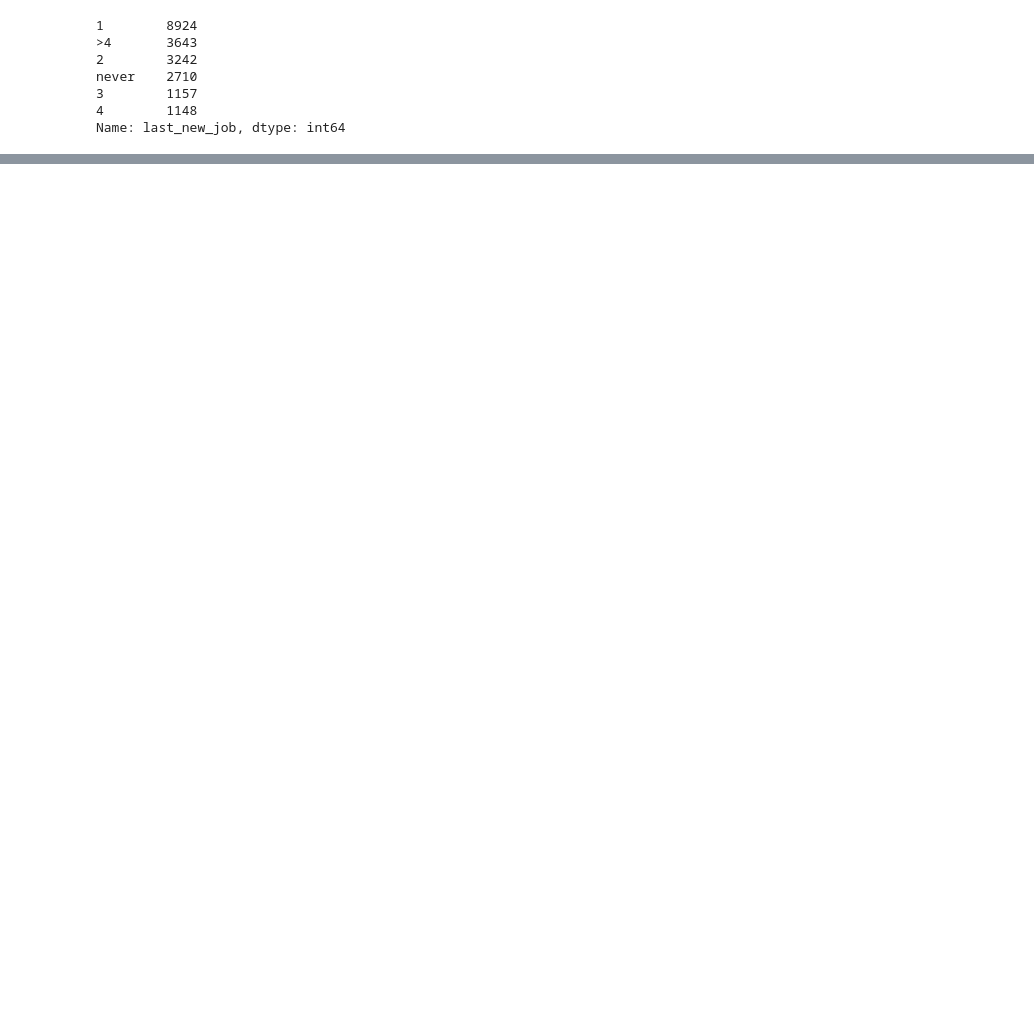
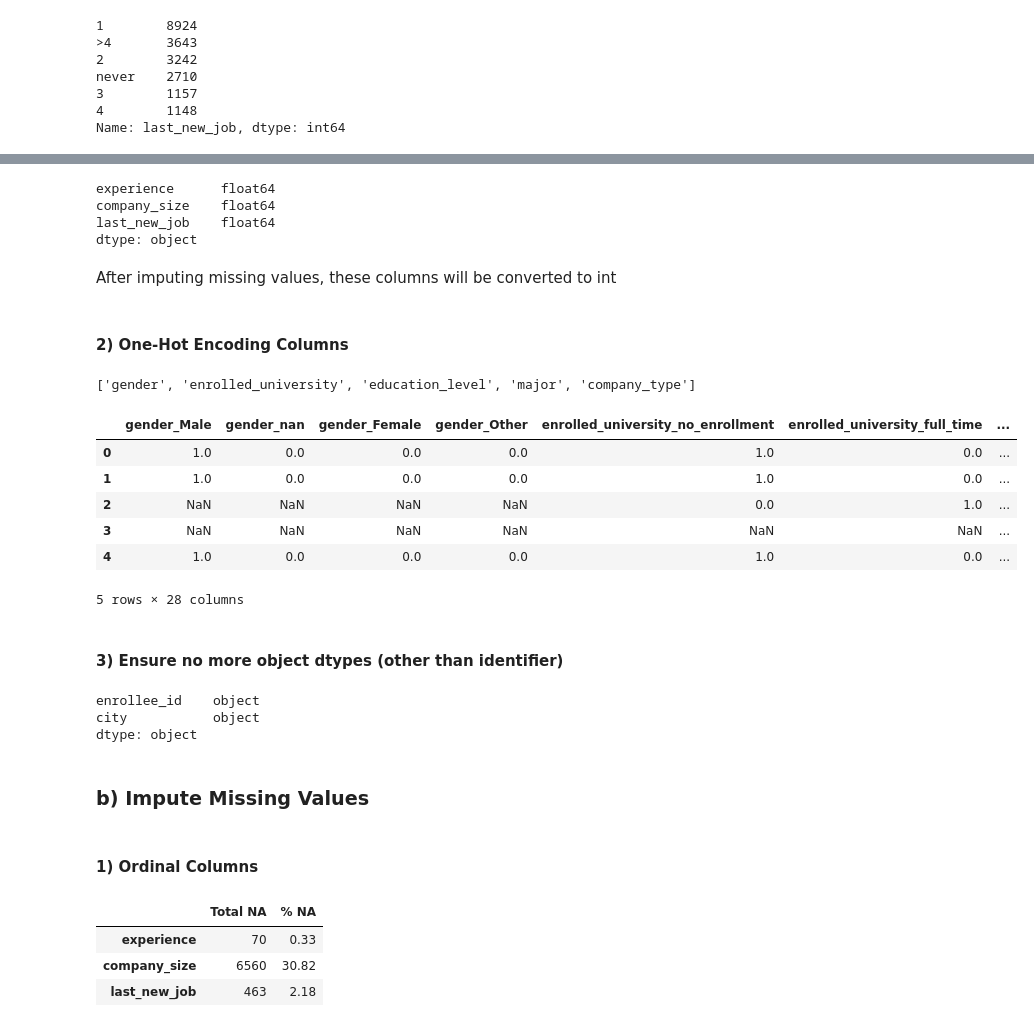
Before and after one commit to divzueri/Data-Science-Projects, a Jupyter notebook: HRAnalytics/notebooks/1. Data Wrangling and Pre-Processing.ipynb, the cells around one changed output, grey strips where cells are left out. Drawn from its saved outputs; the diff is of its cells as text; code cells hidden in the pictures; blank space fills up the shorter version.

Commit message:
Completed first attempt, might change encoding/imputation methods later

```diff
--- a/HRAnalytics/notebooks/1. Data Wrangling and Pre-Processing.ipynb
+++ b/HRAnalytics/notebooks/1. Data Wrangling and Pre-Processing.ipynb
@@ -180,6 +353,0 @@ for i, col in enumerate(cat_cols):
-# %%
-fig, ax = plt.subplots(1,3, figsize=(20,5))
-fig.subplots_adjust(wspace=0.5, hspace=0.5);
-for i, col in enumerate(cat_cols):
-    sns.countplot(x=col, data=df, ax=ax[i])
-    plt.xticks(rotation=45)
@@ -207,0 +387,14 @@ dtype: int64
+# %%
+ord_map = [
+    {'col': 'experience',
+     'mapping': {'<1':0, '1':1, '2':2, '3':3, '4':4, '5':5, '6':6, '7':7, '8':8, '9':9, '10':10, '11':11,
+                 '12':12,'13':13,'14':14,'15':15,'16':16,'17':17,'18':18,'19':19,'20':20,'>20':21}},
+    {'col': 'company_size',
+     'mapping': {'<10': 0, '10-49': 1, '50-99': 2, '100-499':3, '500-999':4, '1000-4999':5, '5000-9999':6, '10000+':7}},
+    {'col': 'last_new_job',
+     'mapping': {'never': 0, '1': 1, '2': 2, '3':3, '4':4, '>4':5}}
+]
+# %%
+encoder = ce.OrdinalEncoder(cols=ord_cols, mapping=ord_map, return_df=True, handle_unknown='return_nan', handle_missing='return_nan')
+
+df = encoder.fit_transform(df)
@@ -207,0 +410,15 @@ dtype: int64
+# %%
+df[ord_cols].dtypes
+# %% [output]
+experience      float64
+company_size    float64
+last_new_job    float64
+dtype: object
+# %% [markdown]
+After imputing missing values, these columns will be converted to int
+# %% [markdown]
+#### 2) One-Hot Encoding Columns
+# %%
+cat_cols
+# %% [output]
+['gender', 'enrolled_university', 'education_level', 'major', 'company_type']
@@ -207,0 +430,38 @@ dtype: int64
+# %%
+cat_cols2 = []
+for i in cat_cols:
+    for col_name in df.columns:
+        if i in col_name:
+            cat_cols2.append(col_name)
+df[cat_cols2].head()
+# %% [output]
+|  | gender_Male | gender_nan | gender_Female | gender_Other | enrolled_university_no_enrollment | enrolled_university_full_time | ... |
+| 0 | 1.0 | 0.0 | 0.0 | 0.0 | 1.0 | 0.0 | ... |
+| 1 | 1.0 | 0.0 | 0.0 | 0.0 | 1.0 | 0.0 | ... |
+| 2 | NaN | NaN | NaN | NaN | 0.0 | 1.0 | ... |
+| 3 | NaN | NaN | NaN | NaN | NaN | NaN | ... |
+| 4 | 1.0 | 0.0 | 0.0 | 0.0 | 1.0 | 0.0 | ... |
+5 rows × 28 columns
+# %% [markdown]
+#### 3) Ensure no more object dtypes (other than identifier)
+# %%
+df.dtypes[df.dtypes=='object']
+# %% [output]
+enrollee_id    object
+city           object
+dtype: object
+# %% [markdown]
+### b) Impute Missing Values
+# %% [markdown]
+#### 1) Ordinal Columns
+# %%
+# Number of NAs in each column
+
+perc_na = round(df[ord_cols].isna().sum() * 100 / len(df[ord_cols]), 2)
+
+pd.DataFrame({'Total NA':df[ord_cols].isna().sum(), '% NA':perc_na})
+# %% [output]
+|  | Total NA | % NA |
+| experience | 70 | 0.33 |
+| company_size | 6560 | 30.82 |
+| last_new_job | 463 | 2.18 |
```
Also changed, not shown: parts of 80 cells of this notebook.
